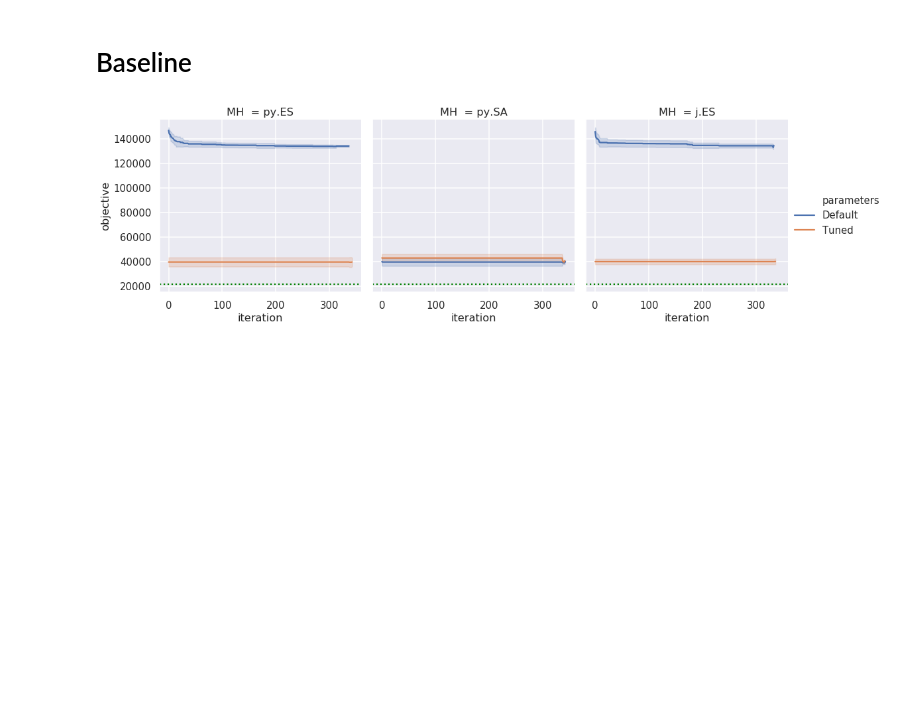
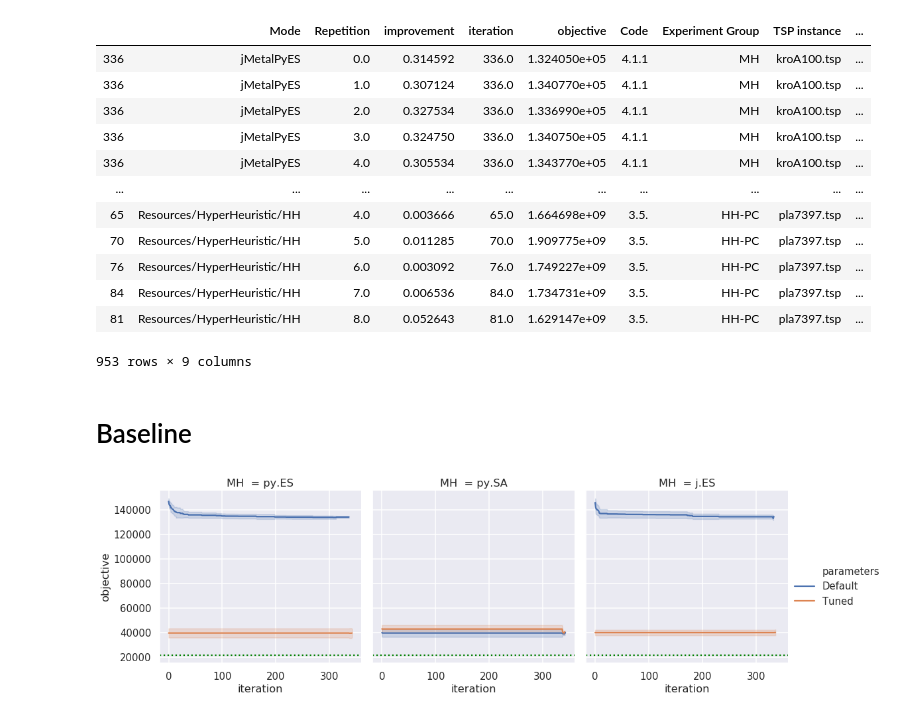
Before and after one commit to YevheniiSemendiak/tud_master_benchmarks, a Jupyter notebook: analyze_first_bench.ipynb, the cells around one changed output. Saved outputs shown, nothing was run; the diff lists cells and outputs as text; code cells hidden in the pictures; blank space fills up the shorter version.

```diff
--- a/analyze_first_bench.ipynb
+++ b/analyze_first_bench.ipynb
@@ -161,3 +158,19 @@ See the caveats in the documentation: http://pandas.pydata.org/pandas-docs/stabl
+# %%
+all_final_results
+# %% [output]
+|  | Mode | Repetition | improvement | iteration | objective | Code | Experiment Group | TSP instance | ... |
+| 336 | jMetalPyES | 0.0 | 0.314592 | 336.0 | 1.324050e+05 | 4.1.1 | MH | kroA100.tsp | ... |
+| 336 | jMetalPyES | 1.0 | 0.307124 | 336.0 | 1.340770e+05 | 4.1.1 | MH | kroA100.tsp | ... |
+| 336 | jMetalPyES | 2.0 | 0.327534 | 336.0 | 1.336990e+05 | 4.1.1 | MH | kroA100.tsp | ... |
+| 336 | jMetalPyES | 3.0 | 0.324750 | 336.0 | 1.340750e+05 | 4.1.1 | MH | kroA100.tsp | ... |
+| 336 | jMetalPyES | 4.0 | 0.305534 | 336.0 | 1.343770e+05 | 4.1.1 | MH | kroA100.tsp | ... |
+| ... | ... | ... | ... | ... | ... | ... | ... | ... | ... |
+| 65 | Resources/HyperHeuristic/HH | 4.0 | 0.003666 | 65.0 | 1.664698e+09 | 3.5. | HH-PC | pla7397.tsp | ... |
+| 70 | Resources/HyperHeuristic/HH | 5.0 | 0.011285 | 70.0 | 1.909775e+09 | 3.5. | HH-PC | pla7397.tsp | ... |
+| 76 | Resources/HyperHeuristic/HH | 6.0 | 0.003092 | 76.0 | 1.749227e+09 | 3.5. | HH-PC | pla7397.tsp | ... |
+| 84 | Resources/HyperHeuristic/HH | 7.0 | 0.006536 | 84.0 | 1.734731e+09 | 3.5. | HH-PC | pla7397.tsp | ... |
+| 81 | Resources/HyperHeuristic/HH | 8.0 | 0.052643 | 81.0 | 1.629147e+09 | 3.5. | HH-PC | pla7397.tsp | ... |
+953 rows × 9 columns
 # %% [markdown]
 # Baseline
 # %%
```
Also changed, not shown: parts of 1 cell of this notebook, 1 other file.
